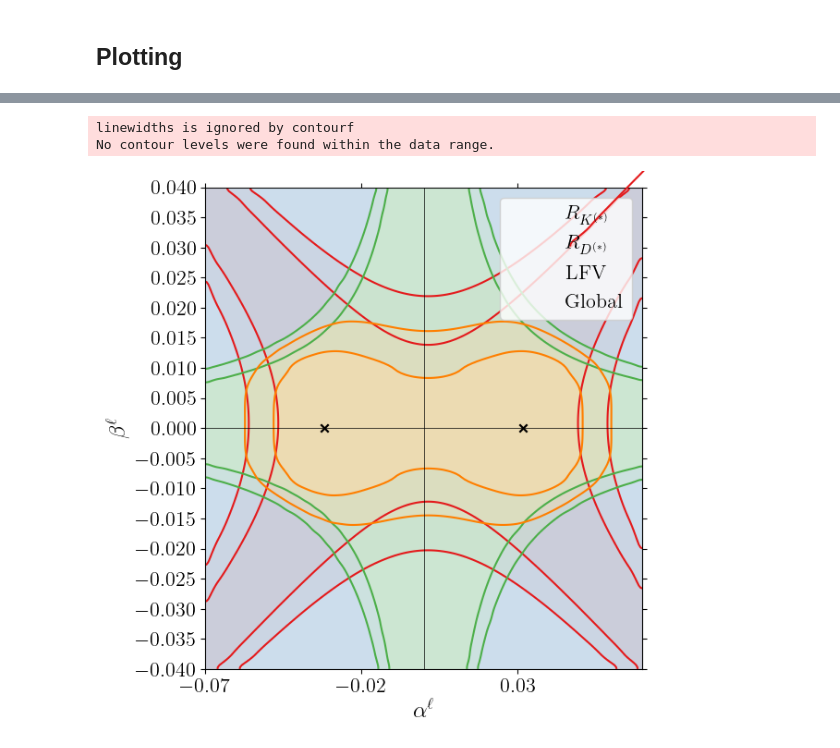
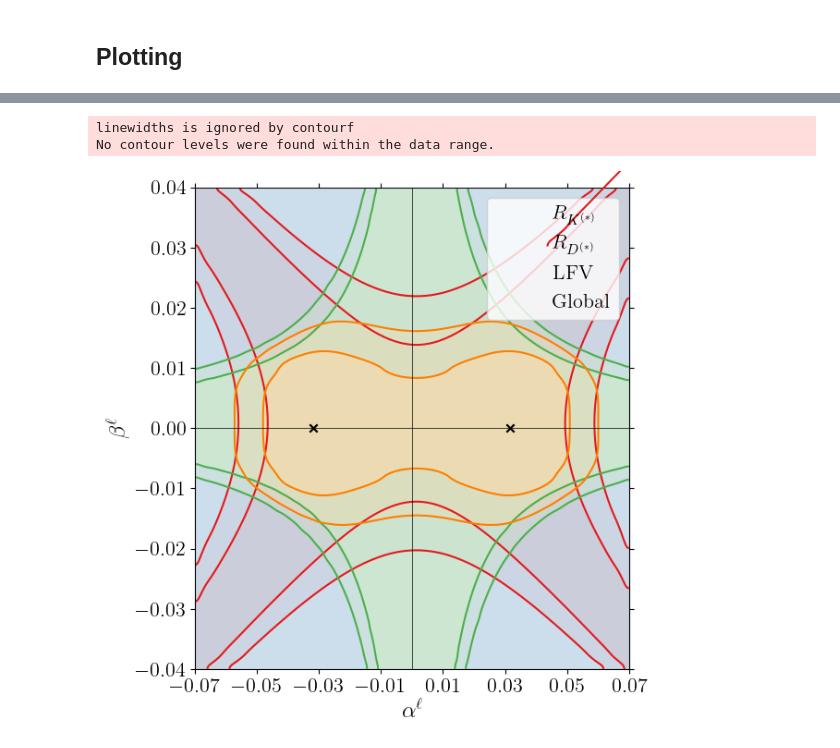
Before and after one commit to Jorge-Alda/SMEFT19-notebooks, a Jupyter notebook: PaperML/02_plotfits.ipynb, the cells around one changed output, grey strips where cells are left out. Cells and saved outputs as stored; diff of their text form; code cells hidden in the pictures.

```diff
--- a/PaperML/02_plotfits.ipynb
+++ b/PaperML/02_plotfits.ipynb
@@ -54,10 +42,10 @@ def read_meshgrid(par_x, par_y):
 # %%
 likelihood_plot(read_meshgrid('al', 'bl'),
                 -0.07, 0.07, -0.04, 0.04, [r'$\alpha^\ell$', r'$\beta^\ell$'], locleg='upper right',
                 colors=[0,1,2,4], bf=([bf1[1], bf1[2]], [-bf1[1], bf1[2]]),
-                widths=[1.5,]*5, ticks=(0.05, 0.005),  fout='../data/plots/alphabeta_l')
+                widths=[1.5,]*5, ticks=(0.02, 0.01),  fout='../data/plots/alphabeta_l')
 # %% [output]
 linewidths is ignored by contourf
 No contour levels were found within the data range.
-[figure, old version]
+[figure, new version]
 # %%
```
Also changed, not shown: parts of 3 cells of this notebook, 8 other files.
